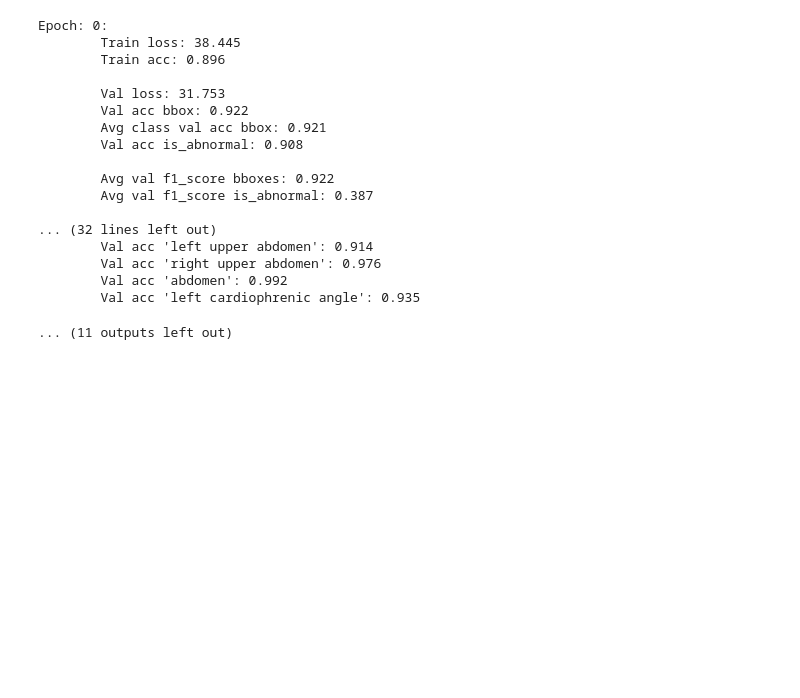
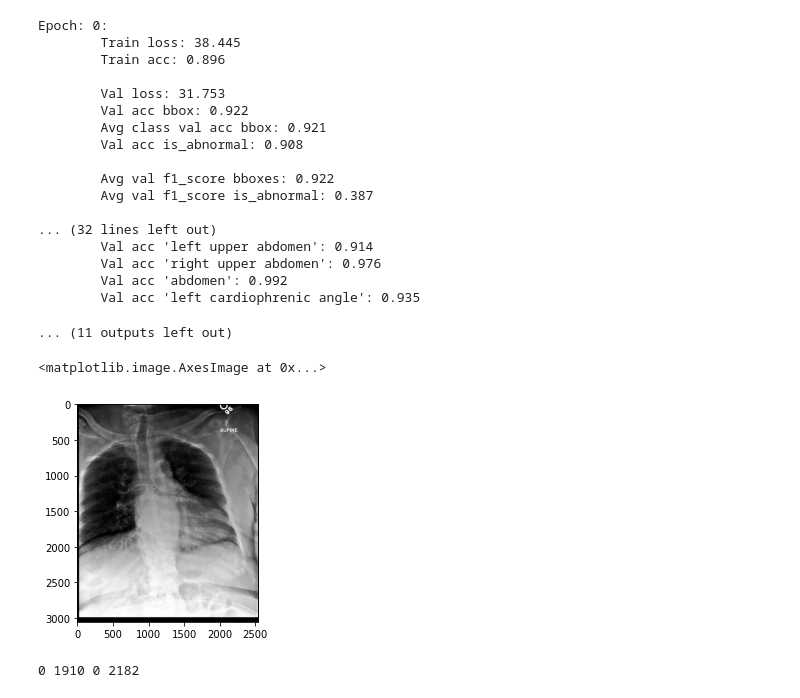
Before and after one commit to ttanida/rgrg, a Jupyter notebook: src/encoder/train_and_test_encoder_model.ipynb, the cells around one changed output. Cells and saved outputs as stored; diff of their text form; code cells hidden in the pictures; blank space fills up the shorter version.

```diff
--- a/src/encoder/train_and_test_encoder_model.ipynb
+++ b/src/encoder/train_and_test_encoder_model.ipynb
@@ -748,0 +760,12 @@ Epoch: 0:
+# %%
+img_path = "/u/home/tanida/datasets/mimic-cxr-jpg/files/p10/p10109668/s56315818/42ce52d0-2f672267-24184026-88dce5a9-decf6213.jpg"
+img = cv2.imread(img_path, cv2.IMREAD_UNCHANGED)
+plt.imshow(img, cmap='gray')
+# %% [output]
+<matplotlib.image.AxesImage at 0x...>
+[figure, added]
+# %%
+x1, y1, x2, y2 = datasets_as_dfs["train"].iloc[59379, 2:6]
+print(x1, y1, x2, y2)
+# %% [output]
+0 1910 0 2182
```
Also changed, not shown: parts of 5 cells of this notebook, 4 other files.
